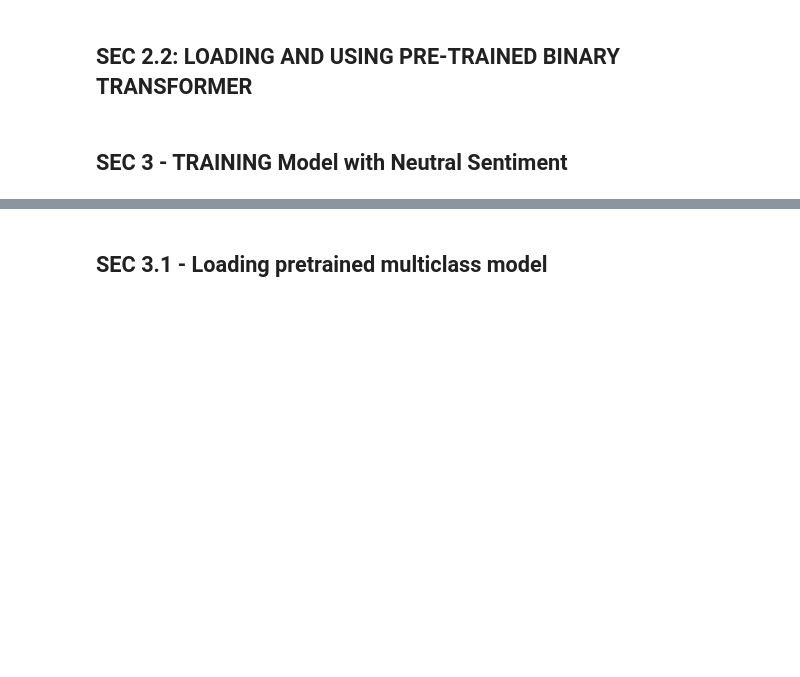
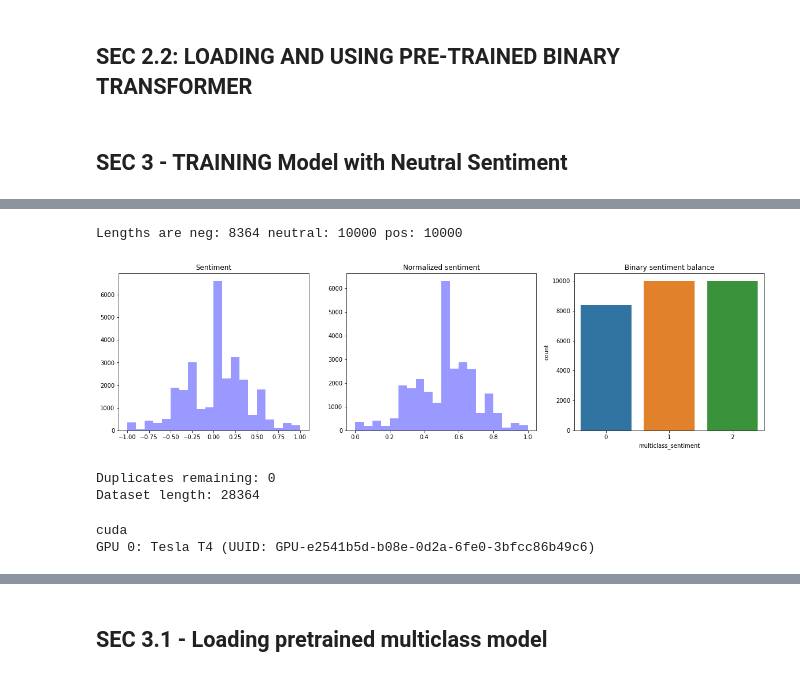
Before and after one commit to asymptotebag/covid-sentiment-polarity, a Jupyter notebook: bert_model.ipynb, the cells around one changed output, grey strips where cells are left out. Saved outputs shown, nothing was run; the diff lists cells and outputs as text; code cells hidden in the pictures; blank space fills up the shorter version.

```diff
--- a/bert_model.ipynb
+++ b/bert_model.ipynb
@@ -315,18 +320,3 @@ tokenizer = AutoTokenizer.from_pretrained(model_name)
 binary_model = AutoModelForSequenceClassification.from_pretrained(os.path.join(data_root, 'binary_transformer')).to(device)
 # %% [markdown]
 ## SEC 3 - TRAINING Model with Neutral Sentiment
-# %%
-# add multiclass to the dataset
-negative_bound = 0.4
-positive_bound = 0.6
-
-def multiclass_sentiment(val):
-    if val >= positive_bound:
-        return 2
-    elif val <= negative_bound:
-        return 0
-    else:
-        return 1
-
-df_tweets['multiclass_sentiment'] = df_tweets['norm_sentiment'].apply(multiclass_sentiment)
-df_tweets.head(3)
@@ -338,3 +323,5 @@ df_tweets.head(3)
+# %%
+df_tweets = df_tweets.dropna(subset=['text'])
 # %%
 # super imbalanced .....
 print('Full dataset')
@@ -342,19 +332,29 @@ plot_dataset_dists(df_tweets, 'multiclass_sentiment')
 # %%
 # DOWNSAMPLE THE TWEETS to have balanced dataset
 
 def sample_tweets(sample_size, df):
     sample_size = min(sample_size, len(df))
-    return df.sample(n=sample_size)
+    return df.sample(n=sample_size, replace=False)
 
 # sample size
 SAMPLE_SIZE = 10000
 
 negative_tweets = sample_tweets(SAMPLE_SIZE, df_tweets[df_tweets['multiclass_sentiment'] == 0])
 neutral_tweets = sample_tweets(SAMPLE_SIZE, df_tweets[df_tweets['multiclass_sentiment'] == 1])
 positive_tweets = sample_tweets(SAMPLE_SIZE, df_tweets[df_tweets['multiclass_sentiment'] == 2])
 
 print('Lengths are neg: {} neutral: {} pos: {}'.format(len(negative_tweets), len(neutral_tweets), len(positive_tweets)))
 
 # PUT TOGETHER
 df_tweets_final_multiclass = pd.concat([negative_tweets, neutral_tweets, positive_tweets])
 plot_dataset_dists(df_tweets_final_multiclass, 'multiclass_sentiment')
+# %% [output]
+Lengths are neg: 8364 neutral: 10000 pos: 10000
+[figure, added]
+# %%
+duplicate = df_tweets_final_multiclass[df_tweets_final_multiclass['text'].duplicated()]
+print('Duplicates remaining: {}'.format(len(duplicate)))
+print('Dataset length: {}'.format(len(df_tweets_final_multiclass)))
+# %% [output]
+Duplicates remaining: 0
+Dataset length: 28364
@@ -363,14 +365,16 @@ X_train, X_val, X_test, y_train_multiclass, y_val_multiclass, y_test_multiclass
 # %%
 # HYPERPARAMETERS
 BATCH_SIZE = 32
-EPOCH_NUM = 5
+EPOCH_NUM = 3
 model_name = 'distilbert-base-uncased-finetuned-sst-2-english'
-#model_name = 'j-hartmann/sentiment-roberta-large-english-3-classes'
 device = torch.device('mps') if torch.backends.mps.is_available() else torch.device('cuda') if torch.cuda.is_available() else torch.device('cpu')
 print(device)
 !nvidia-smi -L
 
 tokenizer = AutoTokenizer.from_pretrained(model_name)
+# %% [output]
+cuda
+GPU 0: Tesla T4 (UUID: GPU-e2541b5d-b08e-0d2a-6fe0-3bfcc86b49c6)
 # %%
 # training data
 train_dataset = tokenizer_loop(X_train, y_train_multiclass, tokenizer)
```
Also changed, not shown: parts of 72 cells of this notebook.
